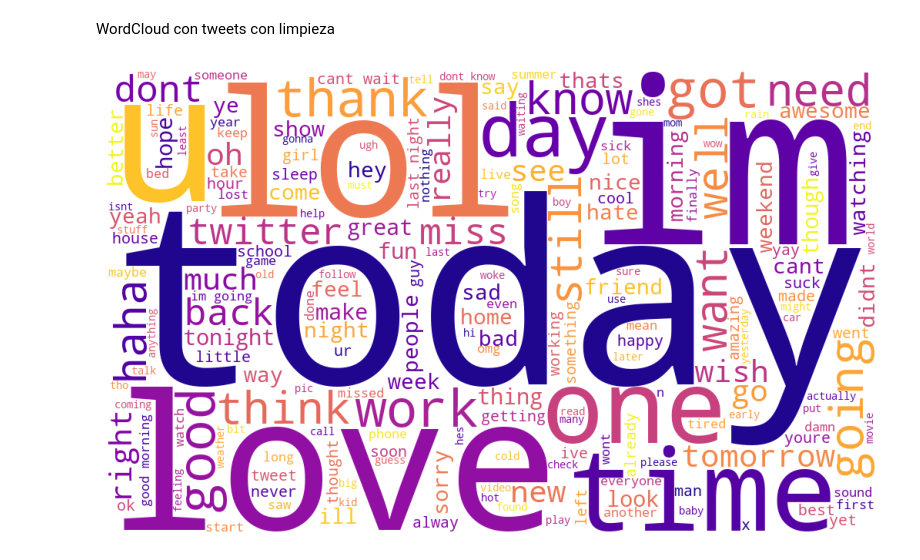
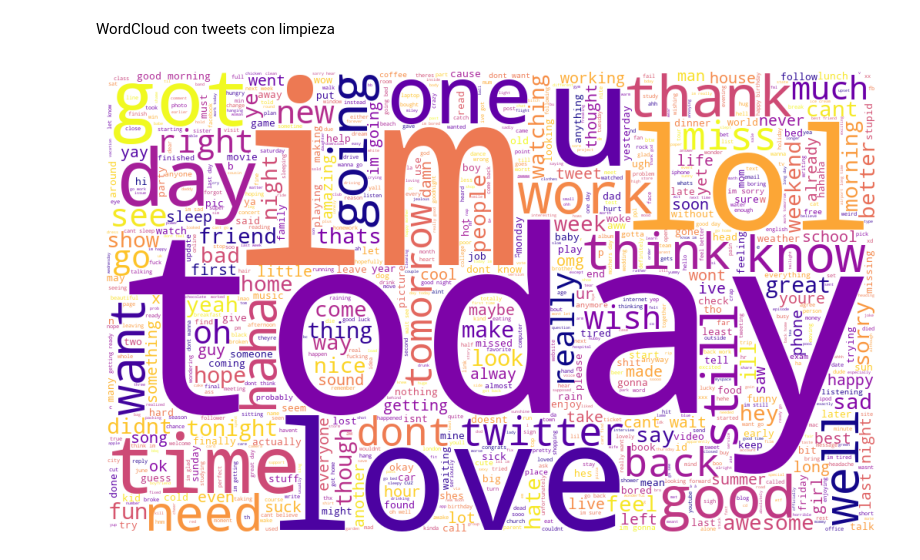
Before and after one commit to nico-pina/TP3-UP.IA, a Jupyter notebook: Notebooks/01_EDA y preprocesamiento.ipynb, the cells around one changed output. Drawn from its saved outputs; the diff is of its cells as text; code cells hidden in the pictures.

```diff
--- a/Notebooks/01_EDA y preprocesamiento.ipynb
+++ b/Notebooks/01_EDA y preprocesamiento.ipynb
@@ -77,3 +77,6 @@ plt.ylabel("Cantidad de tweets")
 plt.show()
 # %% [output]
 [figure]
+# %%
+# Longitud de cada tweet sin limpieza
+df["long_caracteres_raw"] = df["text"].str.len()
@@ -208,12 +206,12 @@ WordCloud con tweets con limpieza
 # %%
 texto = " ".join(df["texto_limpio"].sample(100000, random_state=42))
 
-wc= WordCloud( width=1000, height=600, background_color="white",max_words=200, colormap="plasma",).generate(texto)
+wc= WordCloud( width=1000, height=600, background_color="white",max_words=20000, colormap="plasma",).generate(texto)
 plt.imshow(wc)
 plt.axis("off")
 plt.show()
 # %% [output]
-[figure, old version]
+[figure, new version]
 # %%
 # Guardamos el DataFrame limpio para el entrenmiento.
 df.to_csv("../Preprocesamiento/training_limpio.csv", index=False, encoding="utf-8")
```
Also changed, not shown: parts of 7 cells of this notebook, 4 other files.
